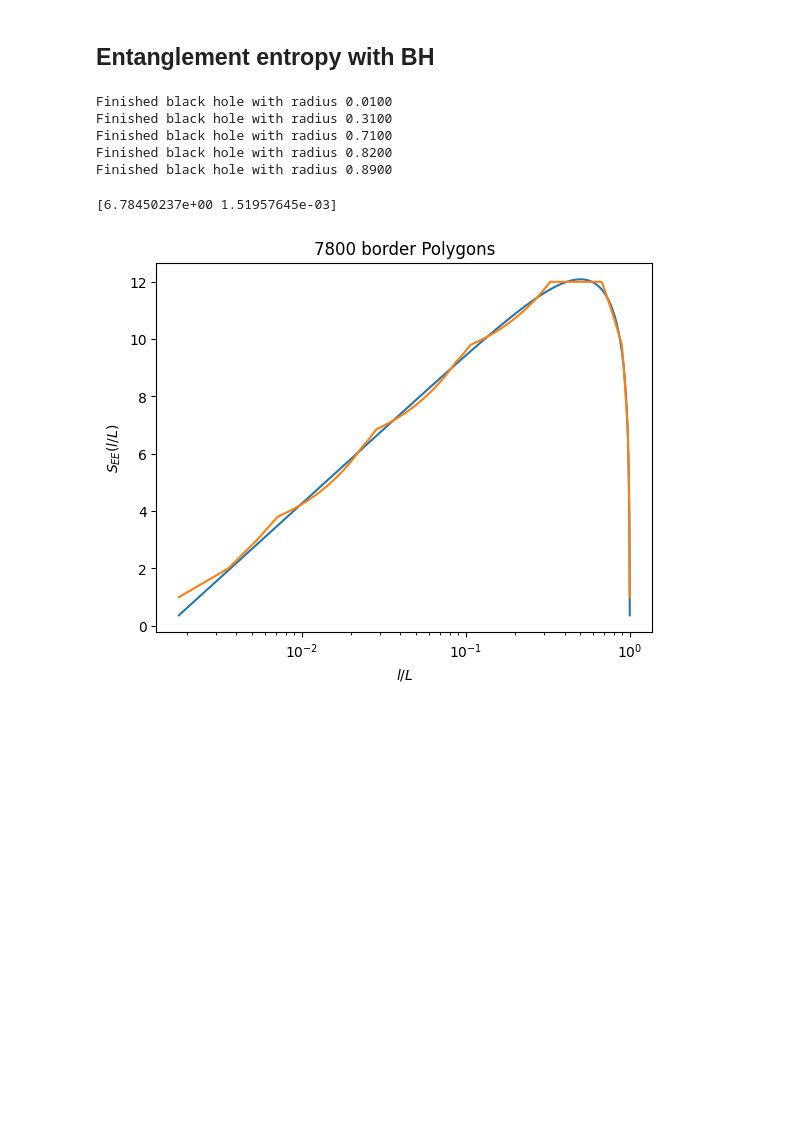
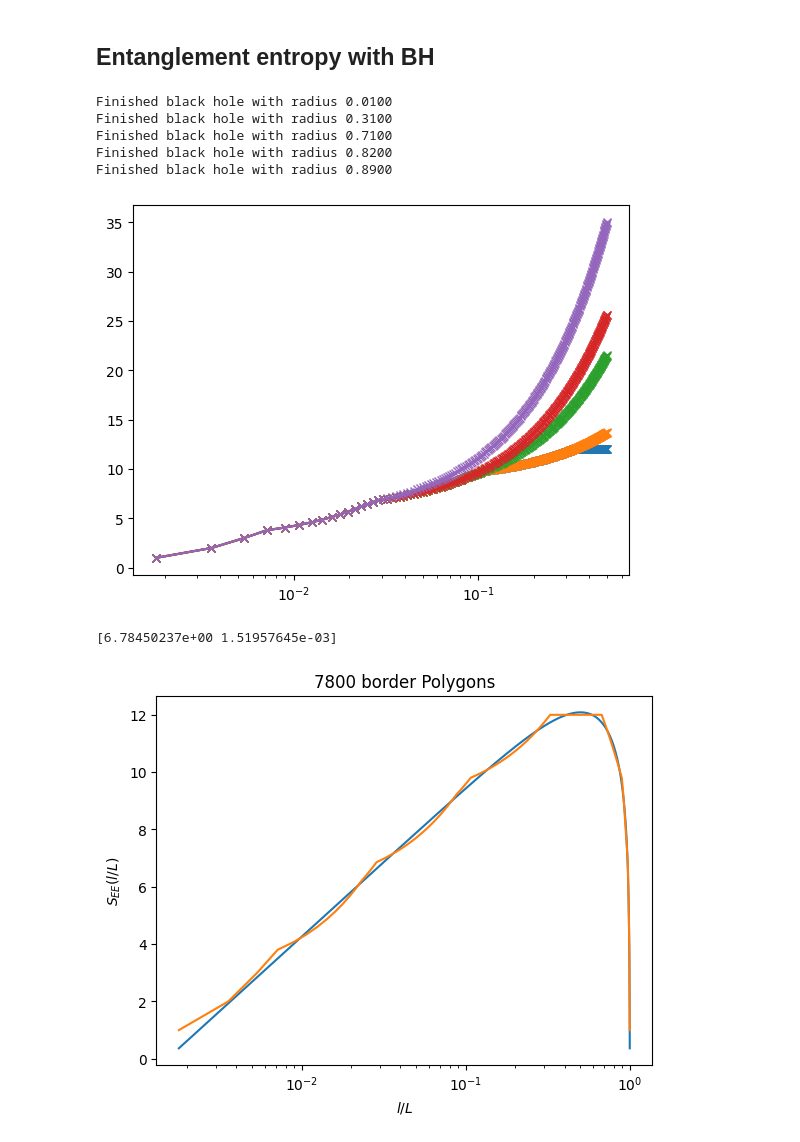
Before and after one commit to Alejo-Costa-Duran/HyperbolicFractonModel, a Jupyter notebook: Simulation.ipynb, the cells around one changed output. Saved outputs shown, nothing was run; the diff lists cells and outputs as text; code cells hidden in the pictures; blank space fills up the shorter version.

```diff
--- a/Simulation.ipynb
+++ b/Simulation.ipynb
@@ -310,6 +324,13 @@ Finished black hole with radius 0.3100
 Finished black hole with radius 0.7100
 Finished black hole with radius 0.8200
 Finished black hole with radius 0.8900
+# %%
+blockSizes = blockSizes/borderSize
+for n in range(5):
+    plt.plot(blockSizes[blockSizes<0.5],entropy[n,blockSizes<0.5],'x-')
+plt.xscale('log')
+# %% [output]
+[figure, added]
 # %%
 borderSize = int(len(model.border))
 halfBorderSize = int(len(model.border)/2)
```
Also changed, not shown: parts of 5 cells of this notebook, 1 other file.
